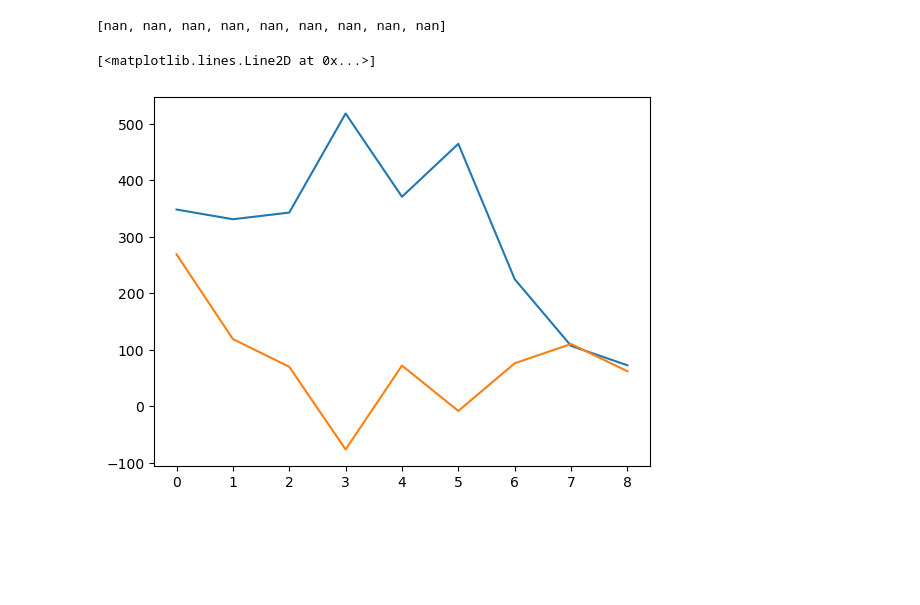
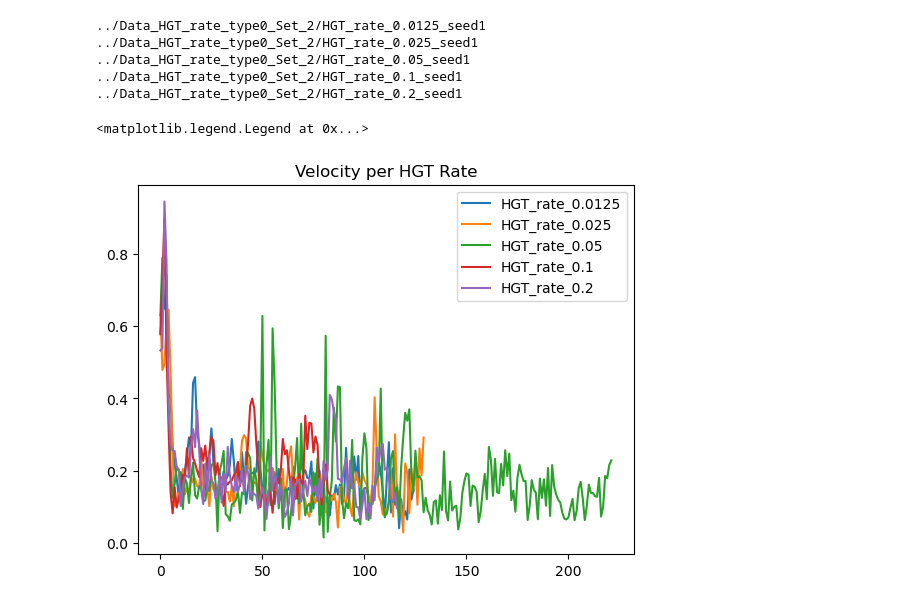
Before and after one commit to zhizhang1445/CRISPR_Sim, a Jupyter notebook: Analysis/HGTAnal.ipynb, the cells around one changed output. Drawn from its saved outputs; the diff is of its cells as text; code cells hidden in the pictures; blank space fills up the shorter version.

```diff
--- a/Analysis/HGTAnal.ipynb
+++ b/Analysis/HGTAnal.ipynb
@@ -124,8 +78,0 @@ plt.legend()
-# %%
-foldernames = []
-list_to_sweep = [-1, -1.5, -1.25, -1.75, -2, -2.5, -2.25, -2.75, -3]
-
-for i in list_to_sweep:
-    foldernames.append(f"../Data_Long/mu_power{i}_seed0")
-
-foldernames
@@ -179,11 +79,34 @@ for folder in foldernames:
-# %%
-entropy_change_mutation_mu
-# %% [output]
-[nan, nan, nan, nan, nan, nan, nan, nan, nan]
-# %%
-plt.figure()
-plt.plot(entropy_change_mutation_mu)
-plt.plot(entropy_change_mu)
-# %% [output]
-[<matplotlib.lines.Line2D at 0x...>]
-[figure, removed]
+# %%
+velocity_HGT_rate = []
+velocity_var_HGT_rate = []
+plt.figure()
+plt.title("Velocity per HGT Rate")
+for i, folder in enumerate(foldernames):
+    print(folder)
+    t_dom = get_tdomain(folder, False)
+    params, sim_params = read_json(folder)
+    init_list = []
+    tree_index = 0
+    tree_path = folder + f"/trajs_trees/tree{tree_index}.json"
+    while(os.path.isfile(tree_path)):
+        # print("tree loaded:", tree_index)
+        init_list.append(TreeNode.load_tree(tree_path))
+        tree_index += 1
+        tree_path = foldername + f"/trajs_trees/tree{tree_index}.json"
+
+    v_obs, _, _ = plot_velocity_single(init_list, params, sim_params)
+    rate = list_to_sweep[i]
+    plt.plot(v_obs, label = f"HGT_rate_{rate}")
+
+    velocity_HGT_rate.append(np.mean(v_obs))
+    velocity_var_HGT_rate.append(np.sqrt(np.var(v_obs)))
+
+plt.legend()
+# %% [output]
+../Data_HGT_rate_type0_Set_2/HGT_rate_0.0125_seed1
+../Data_HGT_rate_type0_Set_2/HGT_rate_0.025_seed1
+../Data_HGT_rate_type0_Set_2/HGT_rate_0.05_seed1
+../Data_HGT_rate_type0_Set_2/HGT_rate_0.1_seed1
+../Data_HGT_rate_type0_Set_2/HGT_rate_0.2_seed1
+<matplotlib.legend.Legend at 0x...>
+[figure, added]
```
Also changed, not shown: parts of 25 cells of this notebook, 10 other files.
